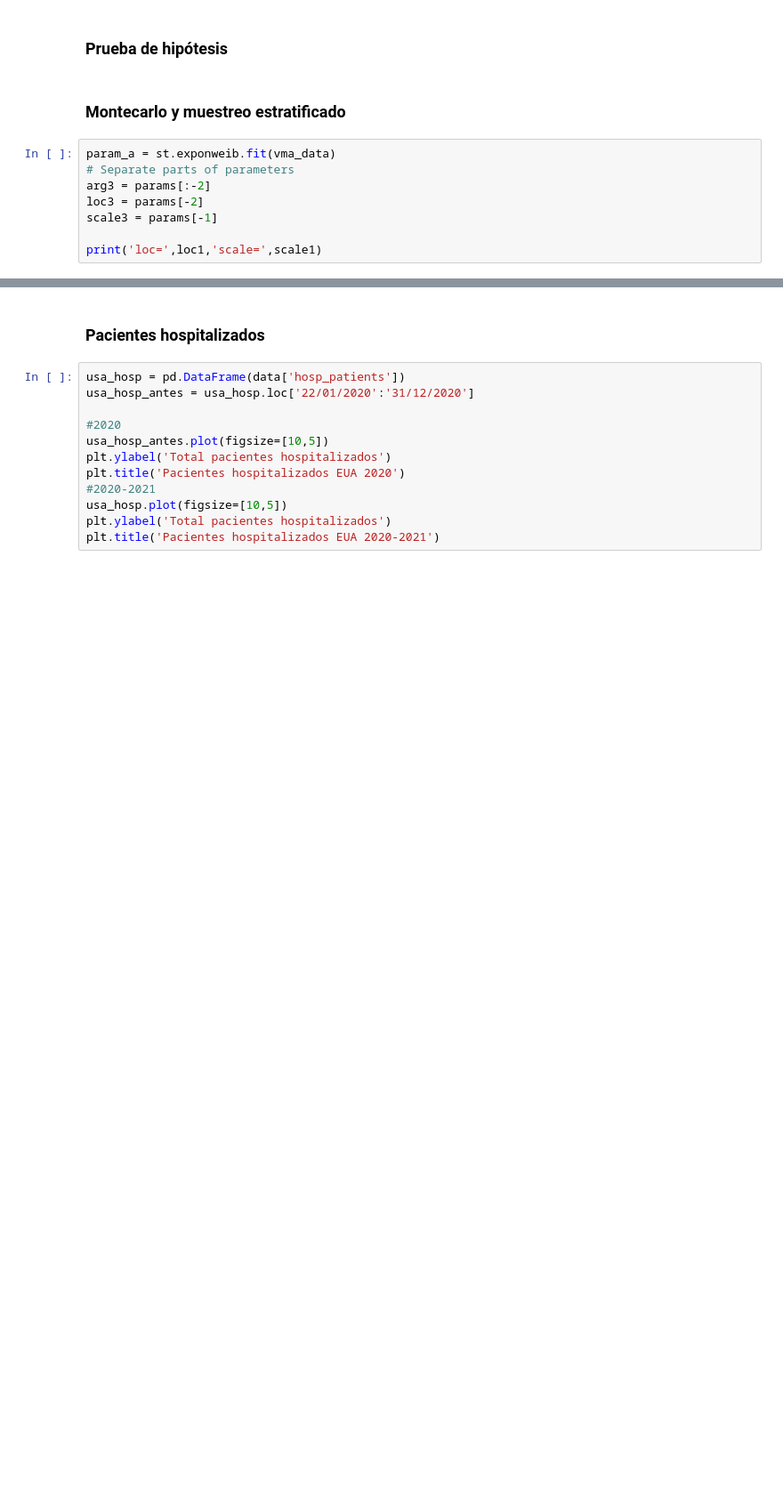
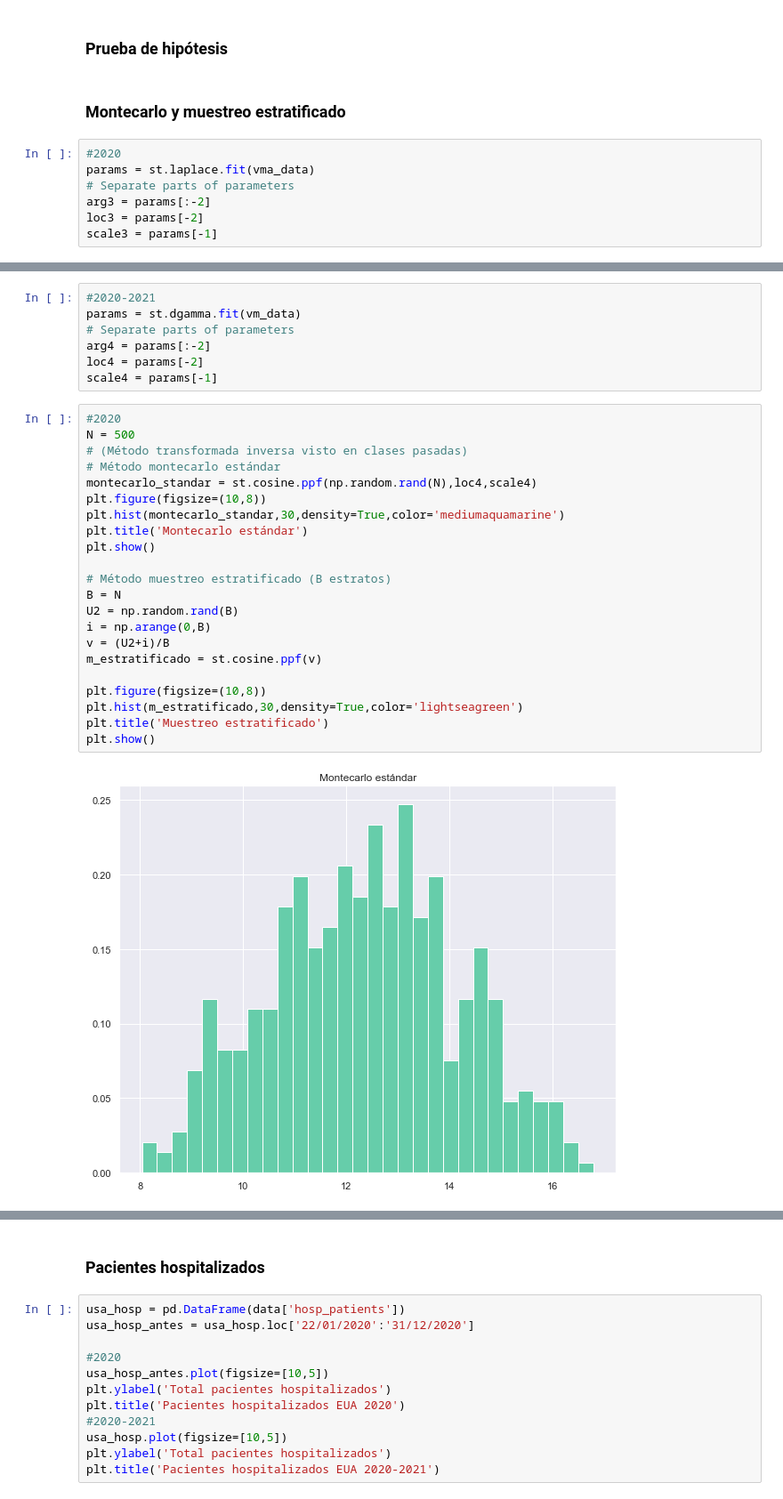
Before and after one commit to valerialadron/Proyecto_VLadron_MMLopez, a Jupyter notebook: Proyecto_VLadron_MMLopez.ipynb, the cells around one changed output, grey strips where cells are left out. Shown at 89% size. Drawn from its saved outputs; the diff is of its cells as text; blank space fills up the shorter version.

```diff
--- a/Proyecto_VLadron_MMLopez.ipynb
+++ b/Proyecto_VLadron_MMLopez.ipynb
@@ -1372,10 +1372,9 @@ array([ 1.71457918,  6.20401698,  7.83525555,  6.02961162,  3.15905492,
 # %% [markdown]
 ### **Montecarlo y muestreo estratificado**
 # %%
-param_a = st.exponweib.fit(vma_data)
+#2020
+params = st.laplace.fit(vma_data)
 # Separate parts of parameters
 arg3 = params[:-2]
 loc3 = params[-2]
 scale3 = params[-1]
-
-print('loc=',loc1,'scale=',scale1)
@@ -1407,0 +1406,31 @@ plt.show()
+# %%
+#2020-2021
+params = st.dgamma.fit(vm_data)
+# Separate parts of parameters
+arg4 = params[:-2]
+loc4 = params[-2]
+scale4 = params[-1]
+# %%
+#2020
+N = 500
+# (Método transformada inversa visto en clases pasadas)
+# Método montecarlo estándar
+montecarlo_standar = st.cosine.ppf(np.random.rand(N),loc4,scale4)
+plt.figure(figsize=(10,8))
+plt.hist(montecarlo_standar,30,density=True,color='mediumaquamarine')
+plt.title('Montecarlo estándar')
+plt.show()
+
+# Método muestreo estratificado (B estratos)
+B = N
+U2 = np.random.rand(B)
+i = np.arange(0,B)
+v = (U2+i)/B
+m_estratificado = st.cosine.ppf(v)
+
+plt.figure(figsize=(10,8))
+plt.hist(m_estratificado,30,density=True,color='lightseagreen')
+plt.title('Muestreo estratificado')
+plt.show()
+# %% [output]
+[figure, added]
```
Also changed, not shown: parts of 6 cells of this notebook.
